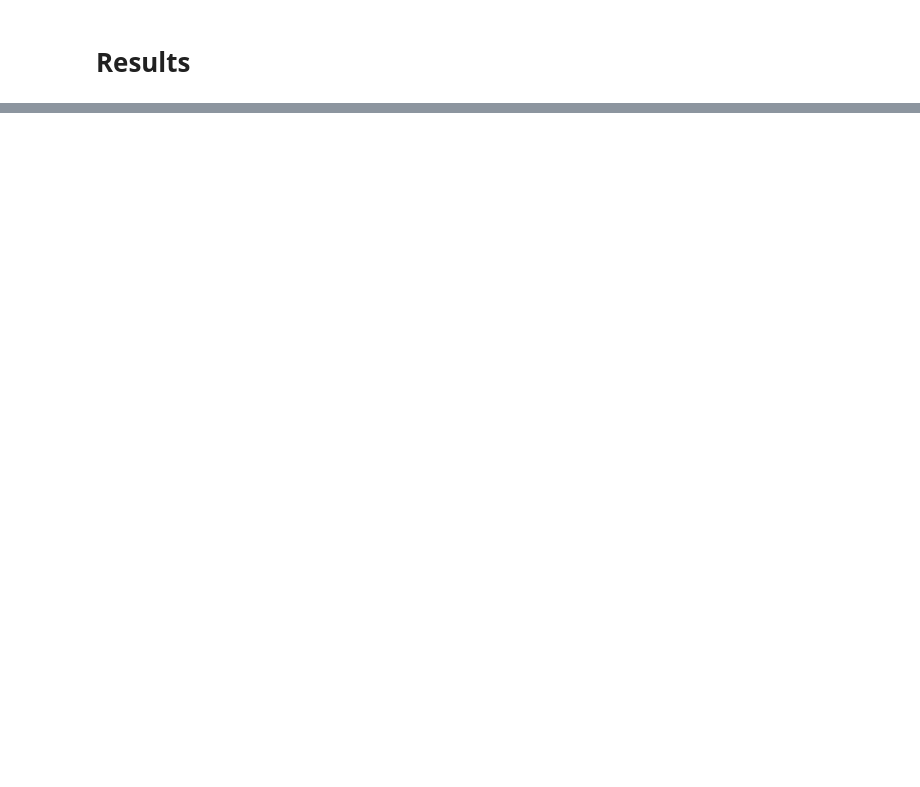
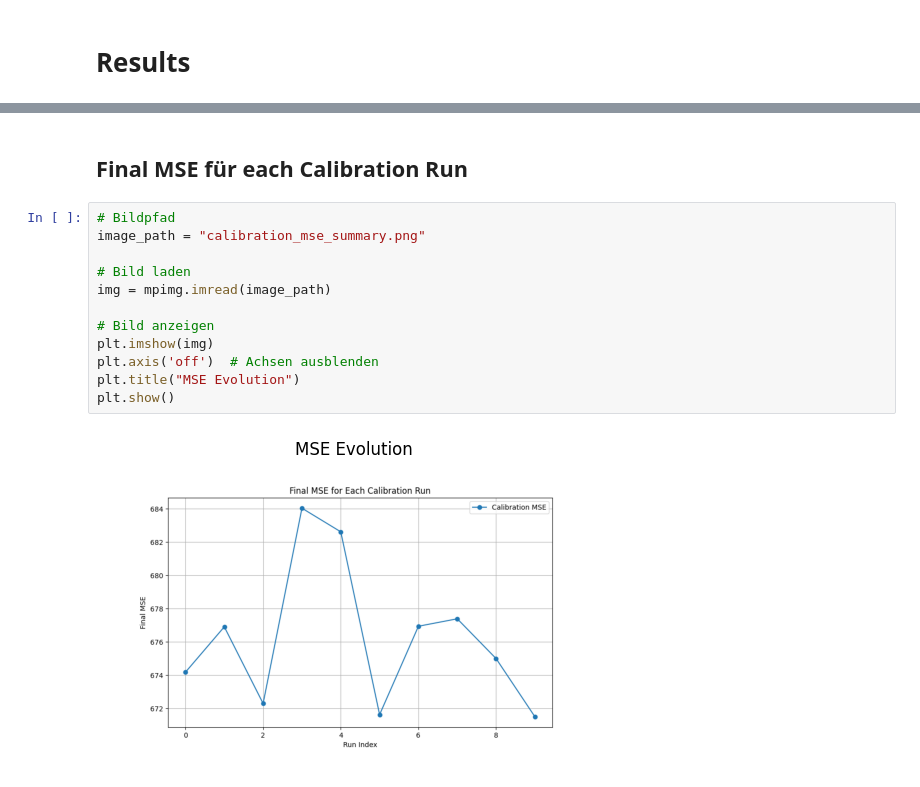
Before and after one commit to aeblik/ohpc, a Jupyter notebook: Project_Solero.ipynb, the cells around one changed output, grey strips where cells are left out. Saved outputs shown, nothing was run; the diff lists cells and outputs as text; blank space fills up the shorter version.

Commit message:
FINALIZED VERSION

```diff
--- a/Project_Solero.ipynb
+++ b/Project_Solero.ipynb
@@ -144,0 +603,16 @@ def calibration_task(x0_noise):
+# %% [markdown]
+## Final MSE für each Calibration Run
+# %%
+# Bildpfad
+image_path = "calibration_mse_summary.png"
+
+# Bild laden
+img = mpimg.imread(image_path)
+
+# Bild anzeigen
+plt.imshow(img)
+plt.axis('off')  # Achsen ausblenden
+plt.title("MSE Evolution")
+plt.show()
+# %% [output]
+[figure, added]
```
Also changed, not shown: parts of 16 cells of this notebook, 11 other files.
